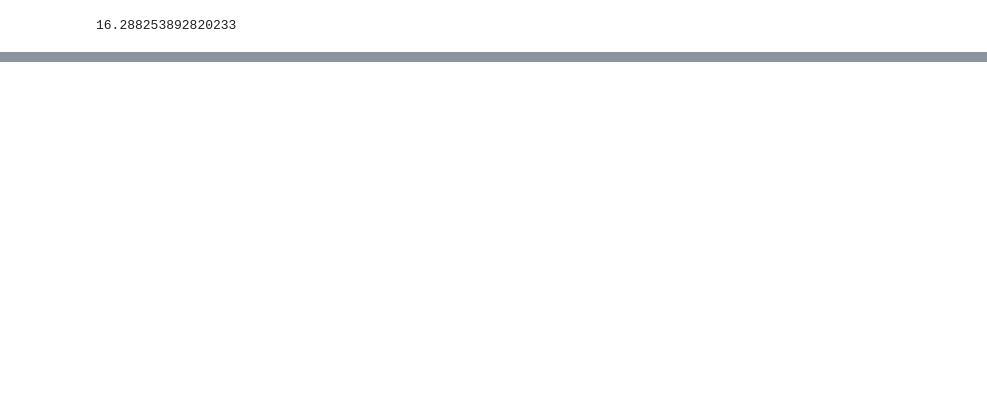
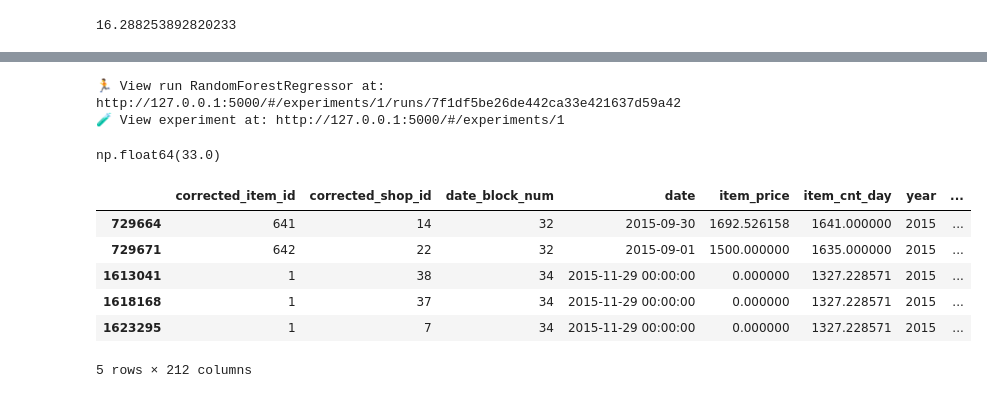
Before and after one commit to serega-maslo/Predict-Future-Sales, a Jupyter notebook: notebooks/random_forest.ipynb, the cells around one changed output, grey strips where cells are left out. Saved outputs shown, nothing was run; the diff lists cells and outputs as text; code cells hidden in the pictures; blank space fills up the shorter version.

```diff
--- a/notebooks/random_forest.ipynb
+++ b/notebooks/random_forest.ipynb
@@ -356,2 +399,4 @@ final_df['age'] = final_df['date_block_num'] - final_df['first_bought_month']
+# %%
+final_df['sales_increase_dev_price_increase_2'] = (final_df['sales_increase_2']) / final_df['price_increase_2'].clip(lower=1)
 # %%
 y = final_df['item_cnt_day']
@@ -731,0 +1502,21 @@ importance['feature'].tolist()
+# %%
+params = {
+    'n_estimators': 50,
+    'max_depth': 24,
+    'min_samples_split': 10,
+    'min_samples_leaf': 5,
+    'max_features': 0.6,
+    'bootstrap': True,
+    'max_samples': 0.8,
+    'random_state': 42,
+    'n_jobs': -1,
+    'criterion': 'squared_error'
+}
+random_forest_results_24, _ = log_validation(final_df_, y, RandomForestRegressor, features, models_path, params, start=0, window_size=24)
+# %% [output]
+🏃 View run RandomForestRegressor at: http://127.0.0.1:5000/#/experiments/1/runs/7f1df5be26de442ca33e421637d59a42
+🧪 View experiment at: http://127.0.0.1:5000/#/experiments/1
+# %%
+final_df_['item_cnt_day'].max()
+# %% [output]
+np.float64(33.0)
@@ -731,0 +1527,10 @@ importance['feature'].tolist()
+# %%
+final_df.nlargest(5, 'item_cnt_day')
+# %% [output]
+|  | corrected_item_id | corrected_shop_id | date_block_num | date | item_price | item_cnt_day | year | ... |
+| 729664 | 641 | 14 | 32 | 2015-09-30 | 1692.526158 | 1641.000000 | 2015 | ... |
+| 729671 | 642 | 22 | 32 | 2015-09-01 | 1500.000000 | 1635.000000 | 2015 | ... |
+| 1613041 | 1 | 38 | 34 | 2015-11-29 00:00:00 | 0.000000 | 1327.228571 | 2015 | ... |
+| 1618168 | 1 | 37 | 34 | 2015-11-29 00:00:00 | 0.000000 | 1327.228571 | 2015 | ... |
+| 1623295 | 1 | 7 | 34 | 2015-11-29 00:00:00 | 0.000000 | 1327.228571 | 2015 | ... |
+5 rows × 212 columns
```
Also changed, not shown: parts of 50 cells of this notebook.
